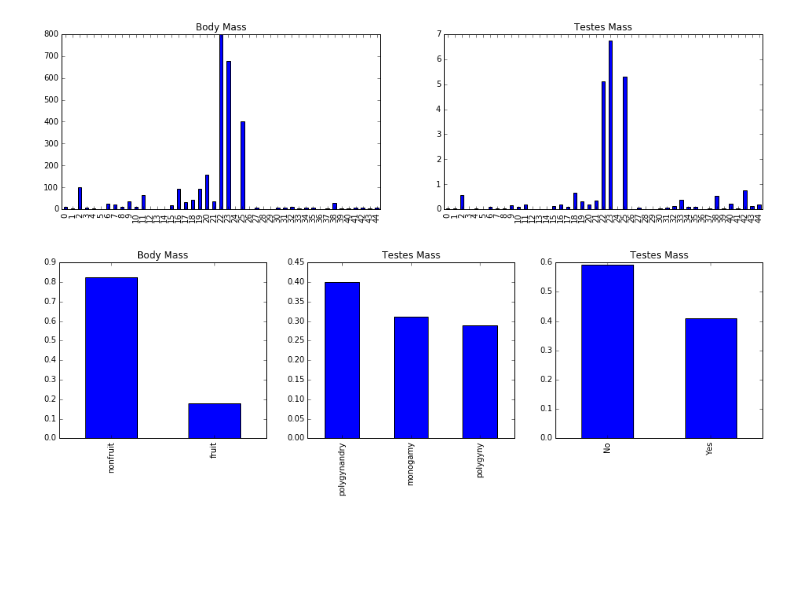
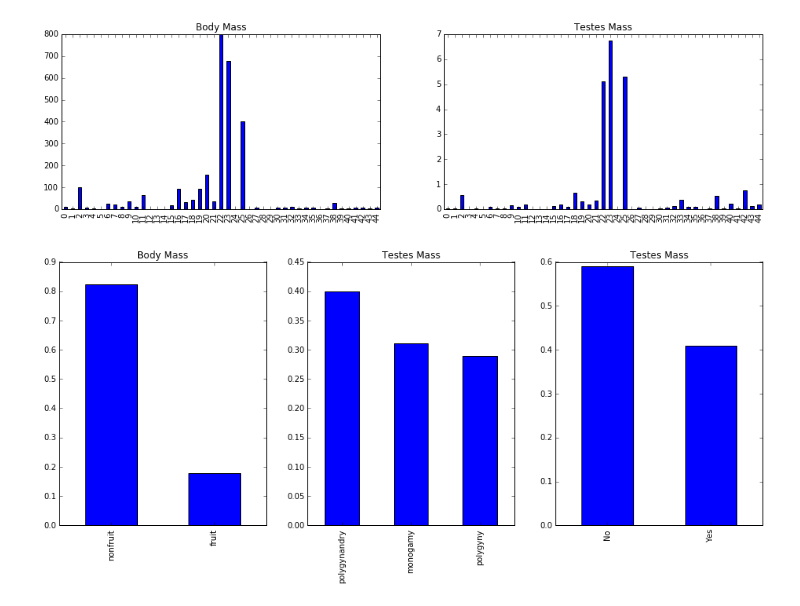
Before and after one commit to JonathanJohann/Independent_Research, a Jupyter notebook: 6.S085 Statistics for Research Projects Problem Set 2.ipynb, the cells around one changed output. Drawn from its saved outputs; the diff is of its cells as text; code cells hidden in the pictures; blank space fills up the shorter version.

```diff
--- a/6.S085 Statistics for Research Projects Problem Set 2.ipynb
+++ b/6.S085 Statistics for Research Projects Problem Set 2.ipynb
@@ -51,9 +51,9 @@ plt.show()
 [figure]
 # %%
 fig, axs = plt.subplots(1,3)
-df['Diet'].value_counts('Diet').plot(kind='bar',ax=axs[0],title='Body Mass',figsize=(10,6))
-df['MatingSystem'].value_counts('MatingSystem').plot(kind='bar',ax=axs[1],title='Testes Mass',figsize=(16,4))
-df['Female Promiscuity'].value_counts('Female Promiscuity').plot(kind='bar',ax=axs[2],title='Testes Mass',figsize=(16,4))
+df['Diet'].value_counts('Diet').plot(kind='bar',ax=axs[0],title='Body Mass',figsize=(16,6))
+df['MatingSystem'].value_counts('MatingSystem').plot(kind='bar',ax=axs[1],title='Testes Mass',figsize=(16,6))
+df['Female Promiscuity'].value_counts('Female Promiscuity').plot(kind='bar',ax=axs[2],title='Testes Mass',figsize=(16,6))
 plt.show()
 # %% [output]
-[figure, old version]
+[figure, new version]
```
